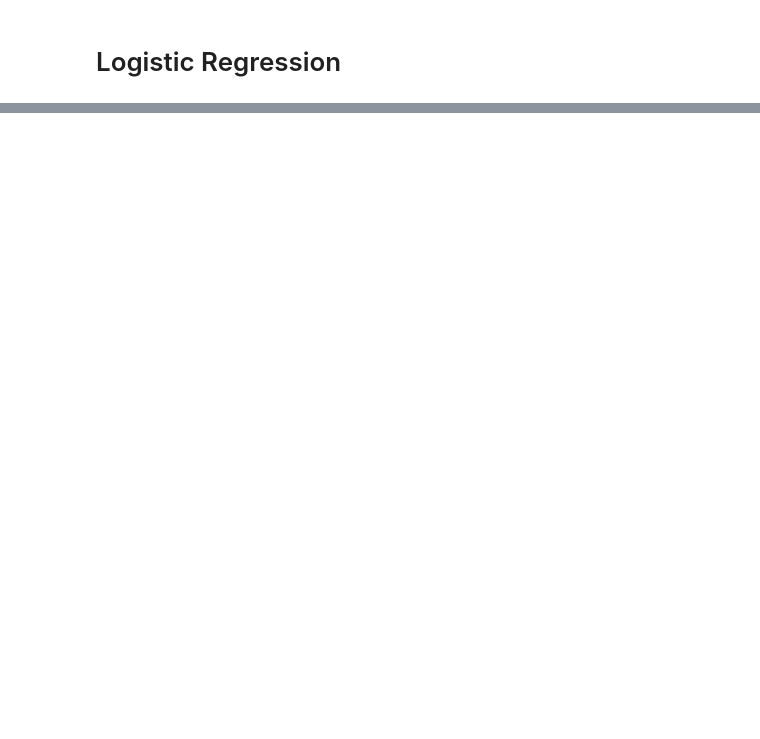
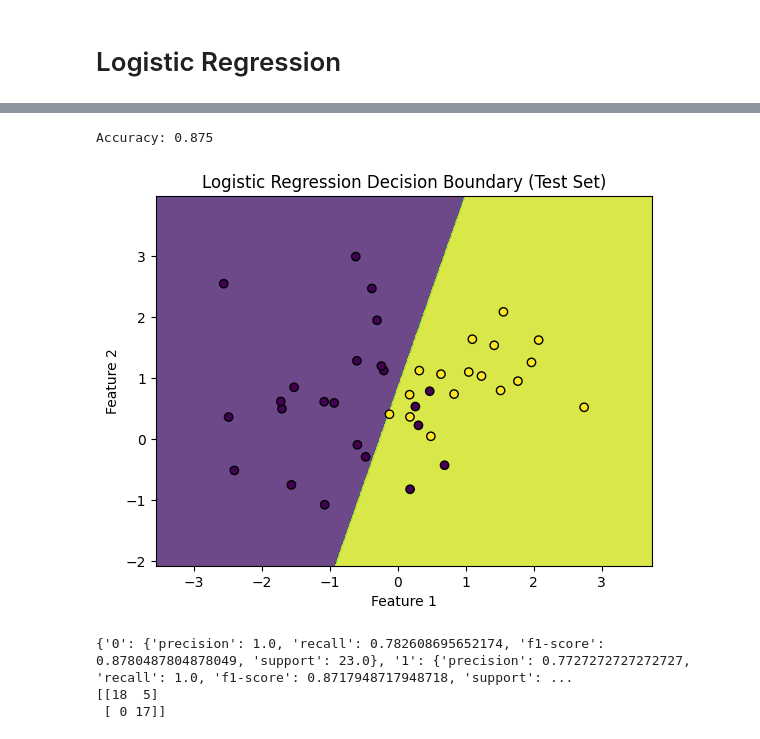
Before and after one commit to AshminJayson/calpine-sql-handson, a Jupyter notebook: ML/machine_learning.ipynb, the cells around one changed output, grey strips where cells are left out. Cells and saved outputs as stored; diff of their text form; code cells hidden in the pictures; blank space fills up the shorter version.

```diff
--- a/ML/machine_learning.ipynb
+++ b/ML/machine_learning.ipynb
@@ -79,3 +145,56 @@ print(confusion_matrix(y_test, y_pred))
+# %%
+# Create a dataset for logistic regression with two classes and plot as well
+
+import numpy as np
+import matplotlib.pyplot as plt
+from sklearn.datasets import make_classification
+from sklearn.linear_model import LogisticRegression
+from sklearn.model_selection import train_test_split
+from sklearn.metrics import accuracy_score
+# Generate a synthetic dataset
+X, y = make_classification(n_samples=200, n_features=2, n_informative=2, n_redundant=0, n_clusters_per_class=1,
+                            random_state=42)
+
+# Split the dataset into training and testing sets
+X_train, X_test, y_train, y_test = train_test_split(X, y, test_size=0.2, random_state=42)
+# Create and train the Logistic Regression model
+model = LogisticRegression()
+model.fit(X_train, y_train)
+# Predict on the test set
+y_pred = model.predict(X_test)
+# Evaluate the model
+accuracy = accuracy_score(y_test, y_pred)
+print(f"Accuracy: {accuracy}")
+# Plot the decision boundary
+x_min, x_max = X_test[:, 0].min() - 1, X_test[:, 0].max() + 1
+y_min, y_max = X_test[:, 1].min() - 1, X_test[:, 1].max() + 1
+xx, yy = np.meshgrid(np.arange(x_min, x_max, 0.01),
+                     np.arange(y_min, y_max, 0.01))
+Z = model.predict(np.c_[xx.ravel(), yy.ravel()])
+Z = Z.reshape(xx.shape)
+plt.contourf(xx, yy, Z, alpha=0.8)
+plt.scatter(X_test[:, 0], X_test[:, 1], c=y_test, edgecolors='k', marker='o')
+plt.xlabel('Feature 1')
+plt.ylabel('Feature 2')
+plt.title('Logistic Regression Decision Boundary (Test Set)')
+plt.show()
+
+# Fetch values for precision, recall, f1-score, and support from classification report
+from sklearn.metrics import classification_report
+report = classification_report(y_test, y_pred, output_dict=True)
+print(report)
+
+
+# Confusion Matrix
+from sklearn.metrics import confusion_matrix
+cm = confusion_matrix(y_test, y_pred)
+print(cm)
+# %% [output]
+Accuracy: 0.875
+[figure, added]
+{'0': {'precision': 1.0, 'recall': 0.782608695652174, 'f1-score': 0.8780487804878049, 'support': 23.0}, '1': {'precision': 0.7727272727272727, 'recall': 1.0, 'f1-score': 0.8717948717948718, 'support': ...
+[[18  5]
+ [ 0 17]]
 # %%
 # Explain the accuracy, classification report, and confusion matrix
 # Accuracy is the ratio of correctly predicted observations to the total observations. It gives a quick overview of how well the model is performing.
```
Also changed, not shown: parts of 11 cells of this notebook.
